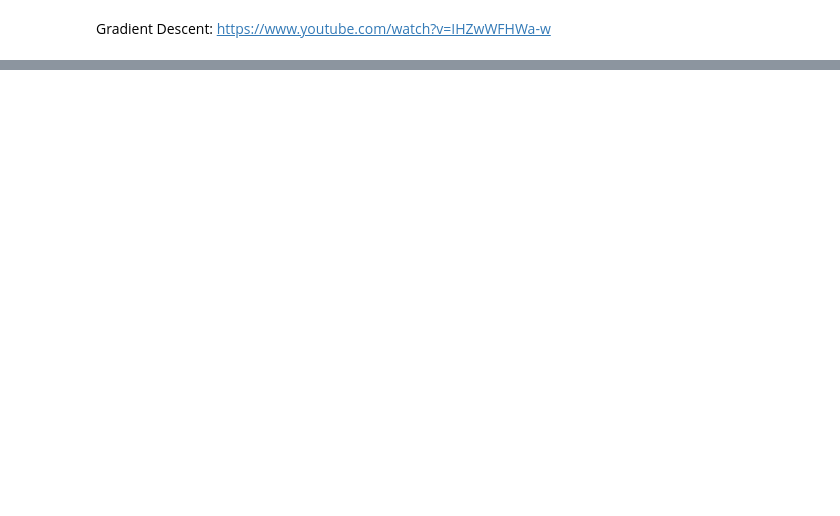
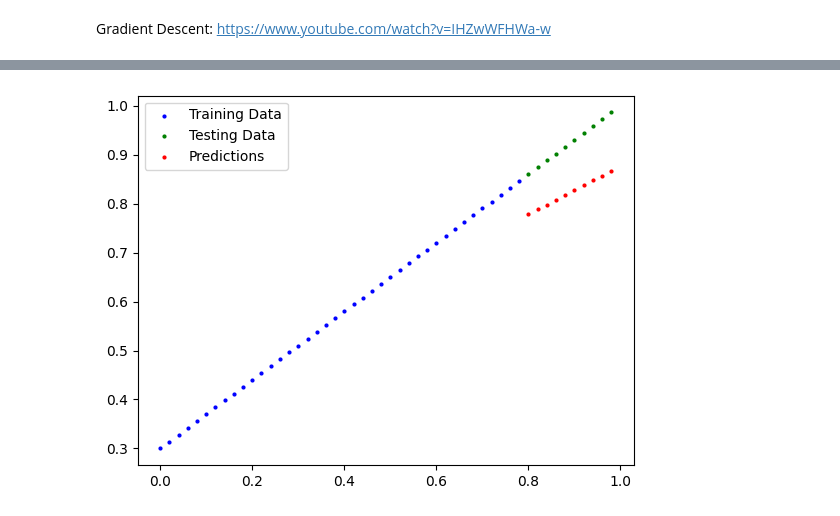
Before and after one commit to RumiaGIT/pytorch-research, a Jupyter notebook: 01-pytorch-workflow.ipynb, the cells around one changed output, grey strips where cells are left out. Drawn from its saved outputs; the diff is of its cells as text; code cells hidden in the pictures; blank space fills up the shorter version.

```diff
--- a/01-pytorch-workflow.ipynb
+++ b/01-pytorch-workflow.ipynb
@@ -152,0 +316,8 @@ Gradient Descent: https://www.youtube.com/watch?v=IHZwWFHWa-w
+# %%
+# Loss function
+loss_fn = nn.L1Loss()
+
+# Optimizer (Stochastic Gradient Descent)
+# A larger learning rate means larger adjustments to the parameters (decimal sensitive)
+# The parameters are set by the model, the hyperparameters (lr) are set by us
+optimizer = torch.optim.SGD(params=model_0.parameters(), lr=0.01)
@@ -152,0 +336,25 @@ Gradient Descent: https://www.youtube.com/watch?v=IHZwWFHWa-w
+# %%
+# An epoch is one loop through the entire data
+epochs = 50
+
+for epoch in range(epochs):
+    # Setting the model to training mode sets all parameters that require gradients to require gradients
+    model_0.train()
+    # Perform forward pass
+    y_pred = model_0(X_train)
+    # Calculate loss
+    loss = loss_fn(y_pred, y_train)
+    # Set gradients to 0
+    optimizer.zero_grad()
+    # Perform backwards propagation
+    loss.backward()
+    # Perform gradient descent
+    optimizer.step()
+    model_0.eval()
+# %%
+# Results improve with more epochs!
+with torch.inference_mode():
+    y_preds_new = model_0(X_test)
+plot_predictions(predictions=y_preds_new)
+# %% [output]
+[figure, added]
```
Also changed, not shown: parts of 54 cells of this notebook, 7 other files.
